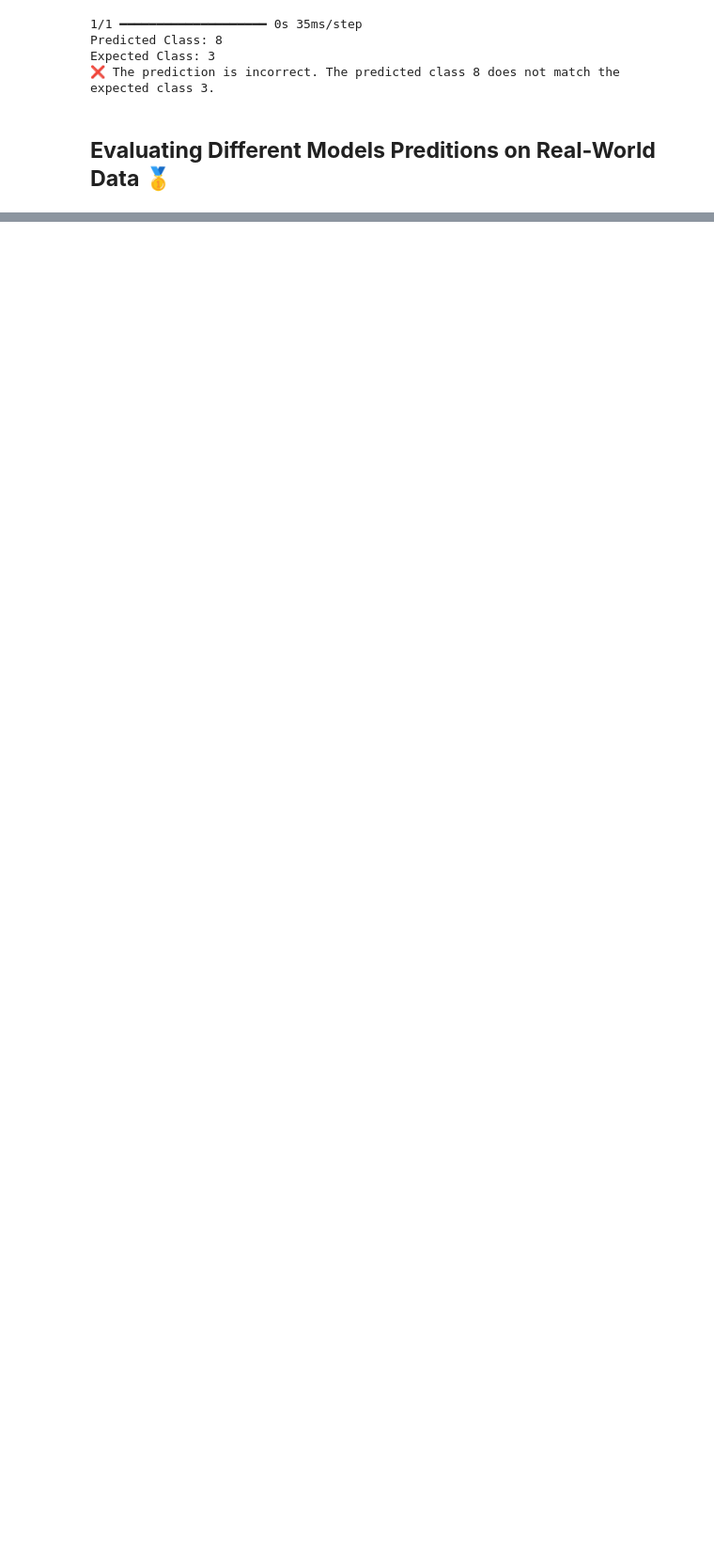
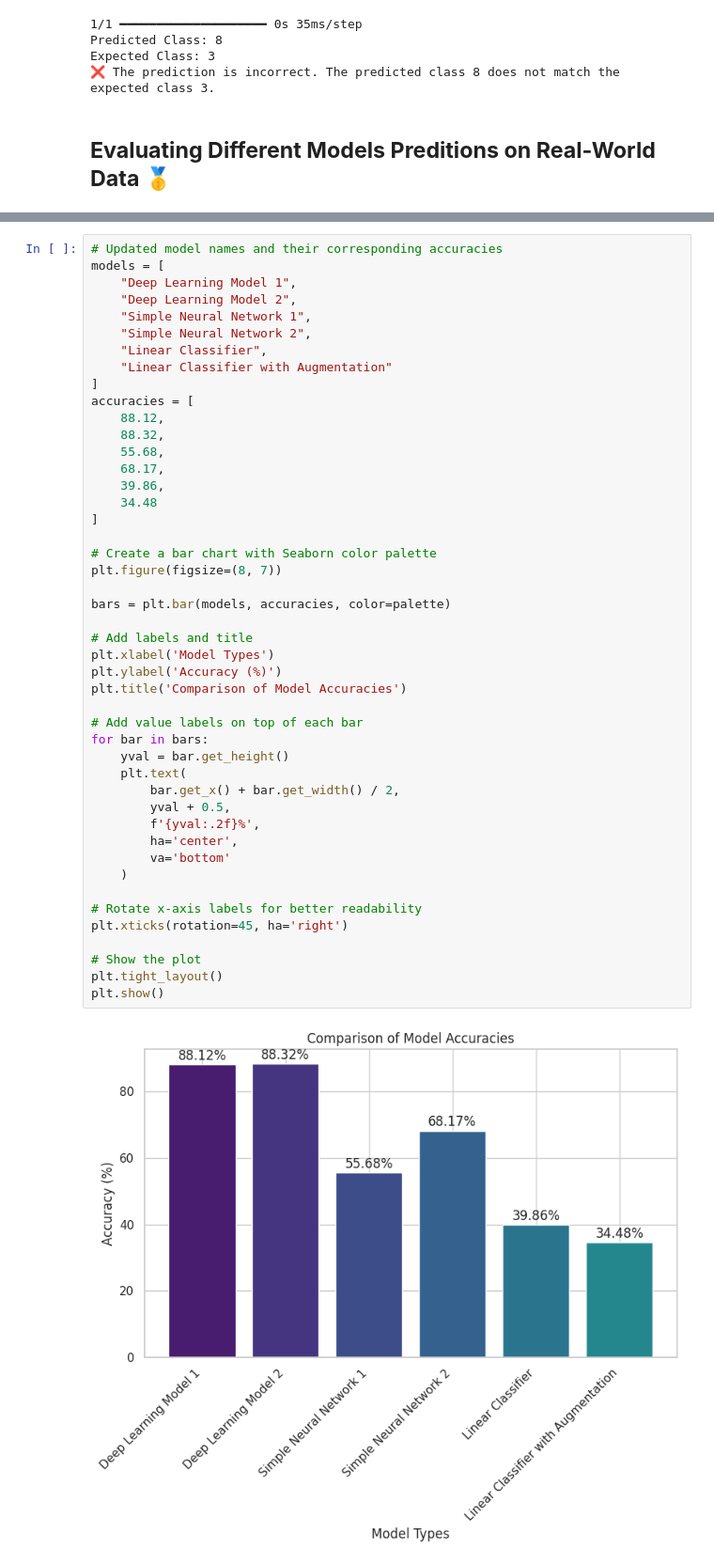
Before and after one commit to Andrea-gt/cnn-recognition, a Jupyter notebook: cnn_recognition.ipynb, the cells around one changed output, grey strips where cells are left out. Shown at 94% size. Drawn from its saved outputs; the diff is of its cells as text; blank space fills up the shorter version.

```diff
--- a/cnn_recognition.ipynb
+++ b/cnn_recognition.ipynb
@@ -1334,0 +1337,48 @@ Expected Class: 3
+# %%
+# Updated model names and their corresponding accuracies
+models = [
+    "Deep Learning Model 1",
+    "Deep Learning Model 2",
+    "Simple Neural Network 1",
+    "Simple Neural Network 2",
+    "Linear Classifier",
+    "Linear Classifier with Augmentation"
+]
+accuracies = [
+    88.12,
+    88.32,
+    55.68,
+    68.17,
+    39.86,
+    34.48
+]
+
+# Create a bar chart with Seaborn color palette
+plt.figure(figsize=(8, 7))
+
+bars = plt.bar(models, accuracies, color=palette)
+
+# Add labels and title
+plt.xlabel('Model Types')
+plt.ylabel('Accuracy (%)')
+plt.title('Comparison of Model Accuracies')
+
+# Add value labels on top of each bar
+for bar in bars:
+    yval = bar.get_height()
+    plt.text(
+        bar.get_x() + bar.get_width() / 2,
+        yval + 0.5,
+        f'{yval:.2f}%',
+        ha='center',
+        va='bottom'
+    )
+
+# Rotate x-axis labels for better readability
+plt.xticks(rotation=45, ha='right')
+
+# Show the plot
+plt.tight_layout()
+plt.show()
+# %% [output]
+[figure, added]
```
Also changed, not shown: parts of 9 cells of this notebook.
